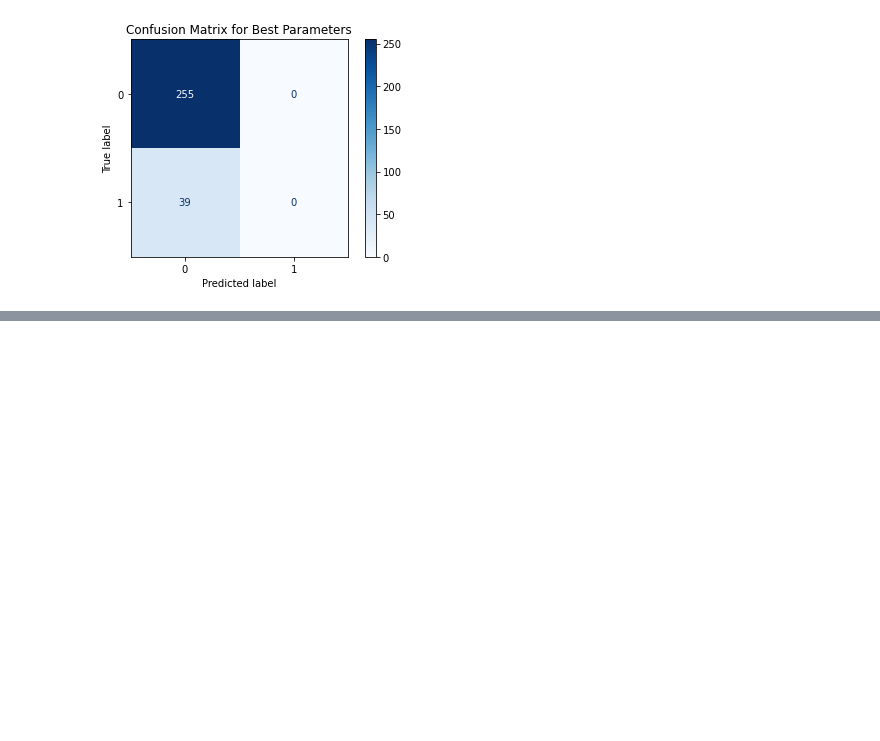
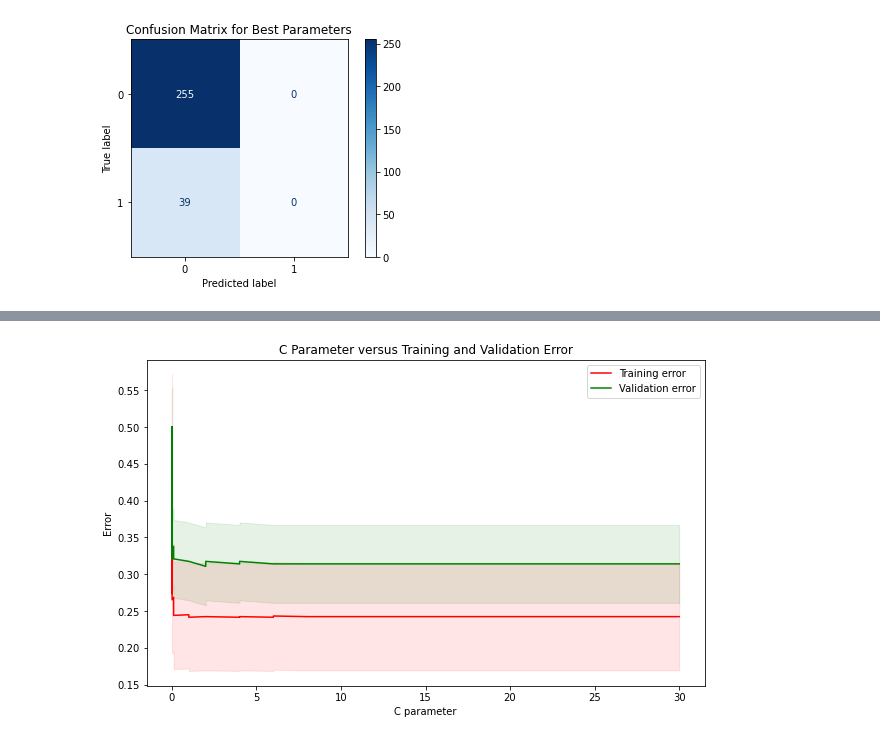
Before and after one commit to hebaashraf21/Employee_Attrition_Prediction, a Jupyter notebook: code/models/LinearSVM.ipynb, the cells around one changed output, grey strips where cells are left out. Saved outputs shown, nothing was run; the diff lists cells and outputs as text; code cells hidden in the pictures; blank space fills up the shorter version.

```diff
--- a/code/models/LinearSVM.ipynb
+++ b/code/models/LinearSVM.ipynb
@@ -746,0 +842,13 @@ plt.show()
+# %%
+plt.figure(figsize=(10, 6))
+plt.plot(c_values, training_errors, color='r', label='Training error')
+plt.fill_between(c_values, training_errors - np.std(training_errors), training_errors + np.std(training_errors), alpha=0.1, color='r')
+plt.plot(c_values, validation_errors, color='g', label='Validation error')
+plt.fill_between(c_values, validation_errors - np.std(validation_errors), validation_errors + np.std(validation_errors), alpha=0.1, color='g')
+plt.xlabel("C parameter")
+plt.ylabel("Error")
+plt.title("C Parameter versus Training and Validation Error")
+plt.legend(loc="best")
+plt.show()
+# %% [output]
+[figure, added]
```
Also changed, not shown: parts of 7 cells of this notebook, 3 other files.
